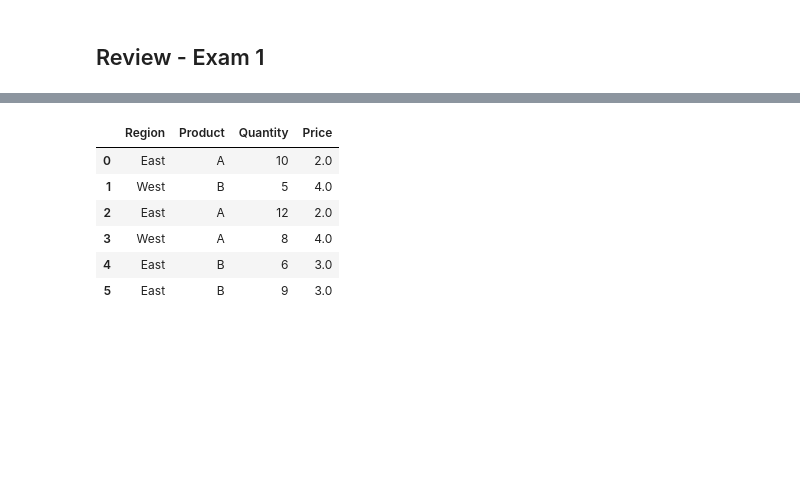
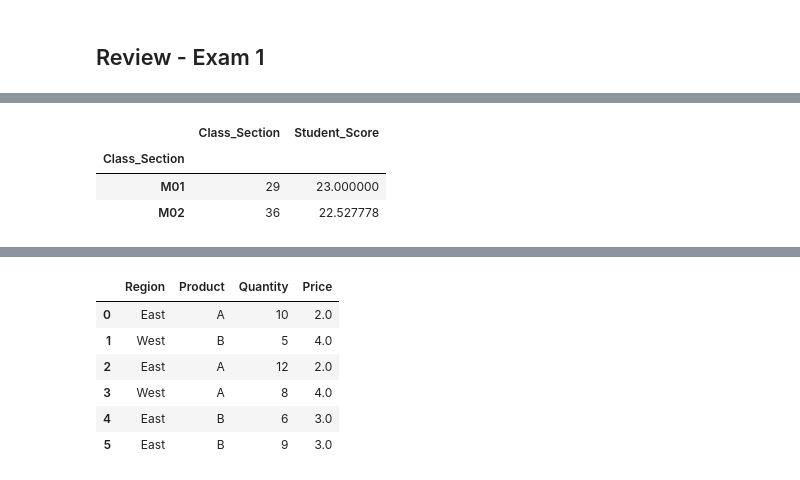
Before and after one commit to jjramo13579/ist356fall25, a Jupyter notebook: 3-data/review.ipynb, the cells around one changed output, grey strips where cells are left out. Cells and saved outputs as stored; diff of their text form; code cells hidden in the pictures; blank space fills up the shorter version.

Commit message:
by syntax

```diff
--- a/3-data/review.ipynb
+++ b/3-data/review.ipynb
@@ -2,0 +16,10 @@
+# %%
+# Use this syntax are using the same column for grouping and aggregation
+# Class_Section' is both an index level and a column label
+exams_by = exams.groupby(by=['Class_Section']).agg({ 'Class_Section': 'count', 'Student_Score': 'mean' })
+exams_by
+# %% [output]
+|  | Class_Section | Student_Score |
+| Class_Section |  |  |
+| M01 | 29 | 23.000000 |
+| M02 | 36 | 22.527778 |
```
Also changed, not shown: parts of 4 cells of this notebook, 2 other files.
